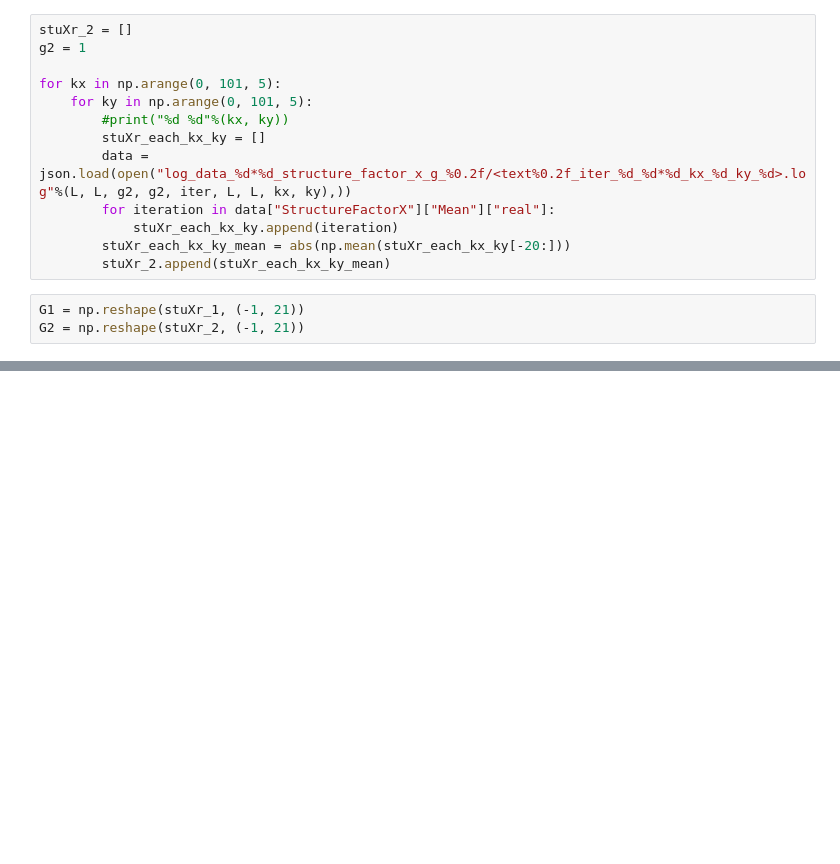
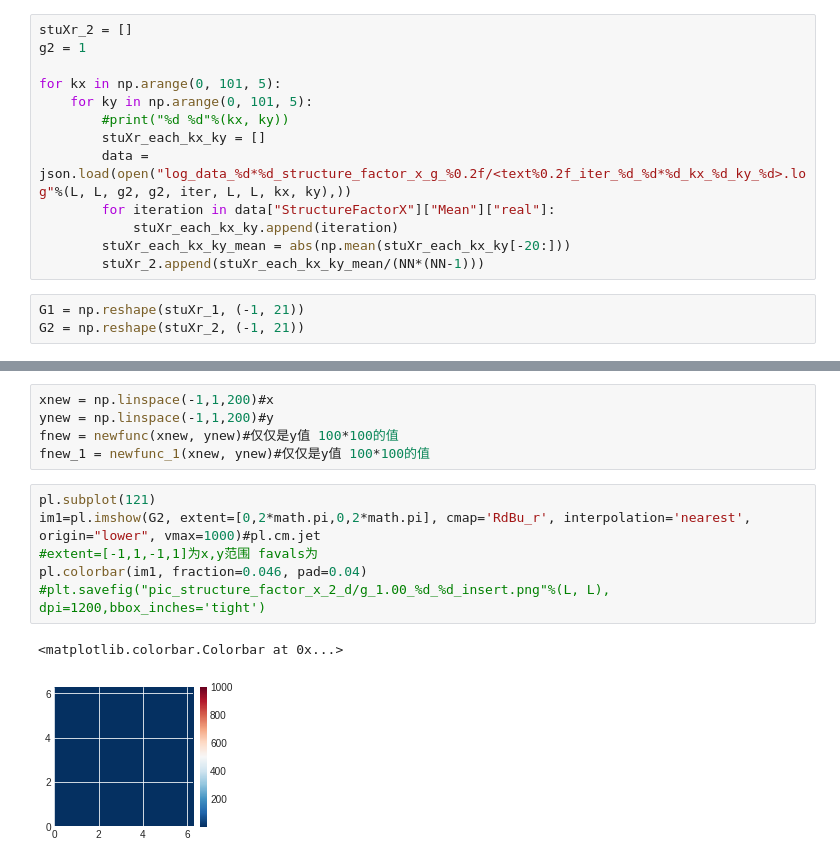
Before and after one commit to zjuadurey/machine-learnig-QM, a Jupyter notebook: plot/plot_structure_factor_x.ipynb, the cells around one changed output, grey strips where cells are left out. Drawn from its saved outputs; the diff is of its cells as text; blank space fills up the shorter version.

```diff
--- a/plot/plot_structure_factor_x.ipynb
+++ b/plot/plot_structure_factor_x.ipynb
@@ -33,7 +37,7 @@ for kx in np.arange(0, 101, 5):
         for iteration in data["StructureFactorX"]["Mean"]["real"]:
             stuXr_each_kx_ky.append(iteration)
         stuXr_each_kx_ky_mean = abs(np.mean(stuXr_each_kx_ky[-20:]))
-        stuXr_2.append(stuXr_each_kx_ky_mean)
+        stuXr_2.append(stuXr_each_kx_ky_mean/(NN*(NN-1)))
 # %%
 G1 = np.reshape(stuXr_1, (-1, 21))
 G2 = np.reshape(stuXr_2, (-1, 21))
@@ -39,0 +54,14 @@ G2 = np.reshape(stuXr_2, (-1, 21))
+# %%
+xnew = np.linspace(-1,1,200)#x
+ynew = np.linspace(-1,1,200)#y
+fnew = newfunc(xnew, ynew)#仅仅是y值 100*100的值
+fnew_1 = newfunc_1(xnew, ynew)#仅仅是y值 100*100的值
+# %%
+pl.subplot(121)
+im1=pl.imshow(G2, extent=[0,2*math.pi,0,2*math.pi], cmap='RdBu_r', interpolation='nearest', origin="lower", vmax=1000)#pl.cm.jet
+#extent=[-1,1,-1,1]为x,y范围 favals为
+pl.colorbar(im1, fraction=0.046, pad=0.04)
+#plt.savefig("pic_structure_factor_x_2_d/g_1.00_%d_%d_insert.png"%(L, L), dpi=1200,bbox_inches='tight')
+# %% [output]
+<matplotlib.colorbar.Colorbar at 0x...>
+[figure, added]
```
Also changed, not shown: parts of 6 cells of this notebook.
